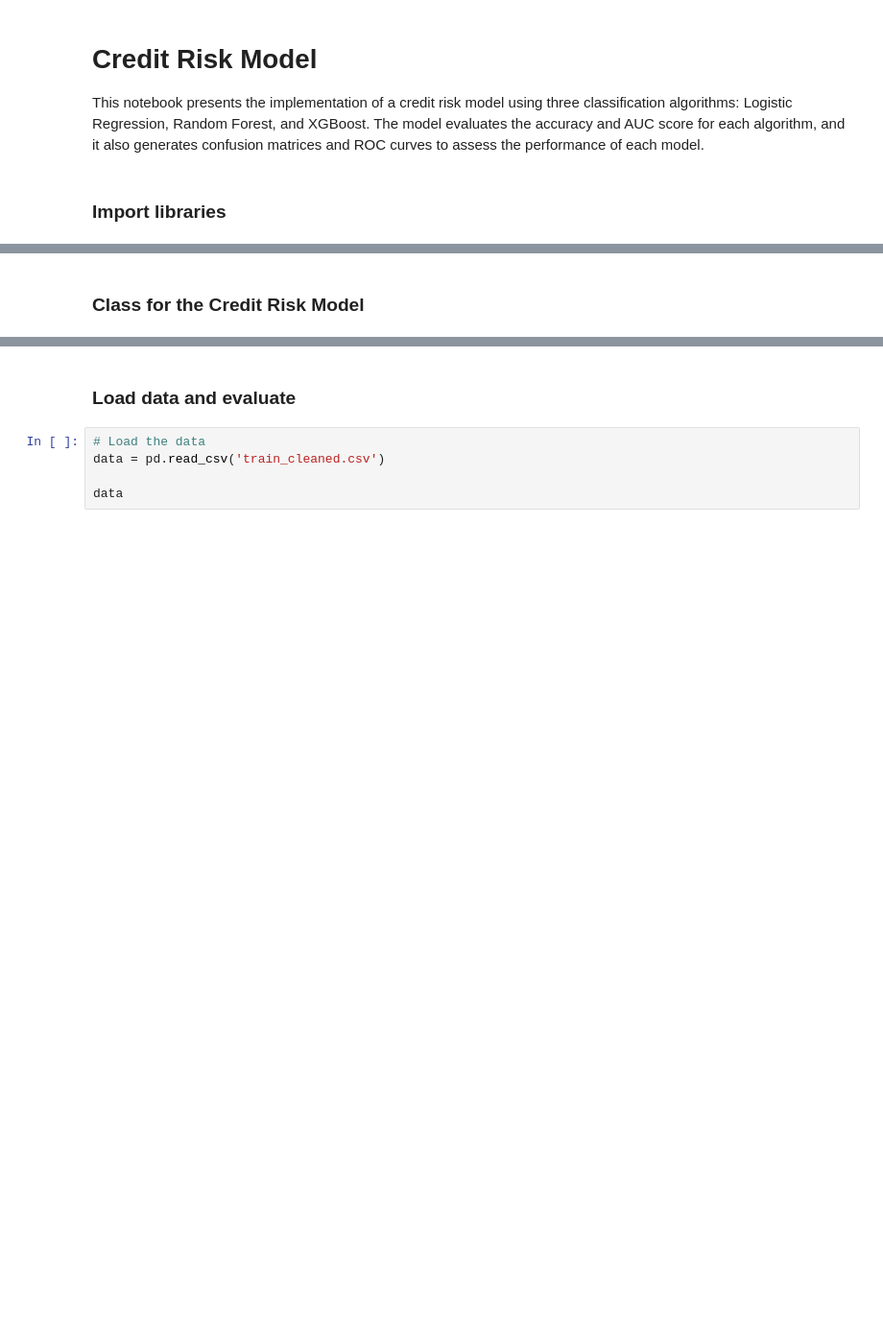
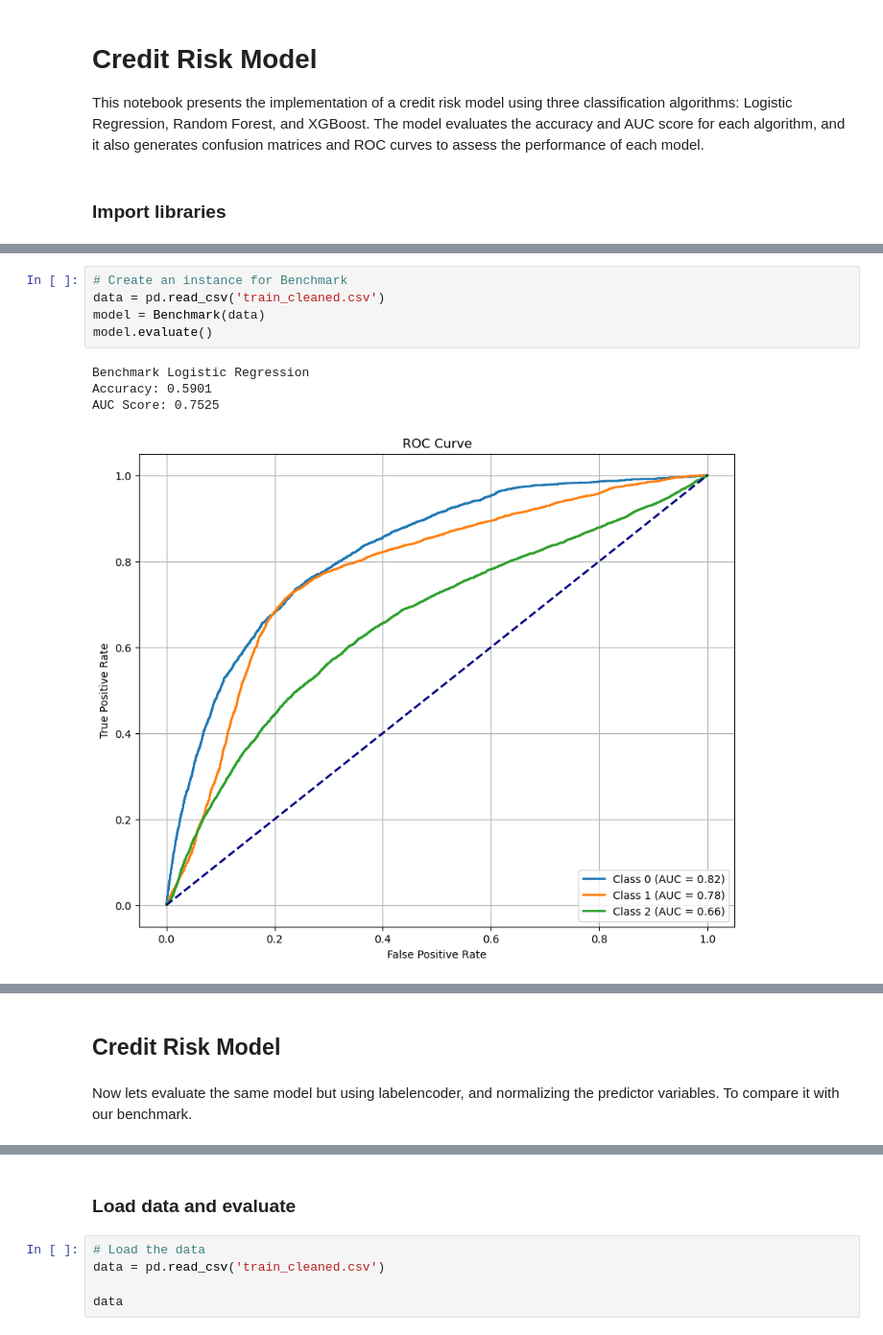
Before and after one commit to RaniaAguirre/Credit-Model, a Jupyter notebook: Credit Risk Model/Credit Model.ipynb, the cells around one changed output, grey strips where cells are left out. Shown at 96% size. Drawn from its saved outputs; the diff is of its cells as text; blank space fills up the shorter version.

```diff
--- a/Credit Risk Model/Credit Model.ipynb
+++ b/Credit Risk Model/Credit Model.ipynb
@@ -20,0 +107,10 @@ from sklearn.preprocessing import LabelEncoder
+# %%
+# Create an instance for Benchmark
+data = pd.read_csv('train_cleaned.csv')
+model = Benchmark(data)
+model.evaluate()
+# %% [output]
+Benchmark Logistic Regression
+Accuracy: 0.5901
+AUC Score: 0.7525
+[figure, added]
@@ -21,5 +118,7 @@ from sklearn.preprocessing import LabelEncoder
 # %% [markdown]
-### Class for the Credit Risk Model
+## Credit Risk Model
+# %% [markdown]
+Now lets evaluate the same model but using labelencoder, and normalizing the predictor variables. To compare it with our benchmark.
 # %%
 class CreditRiskModel:
     def __init__(self, data):
```
Also changed, not shown: parts of 8 cells of this notebook, 1 other file.
